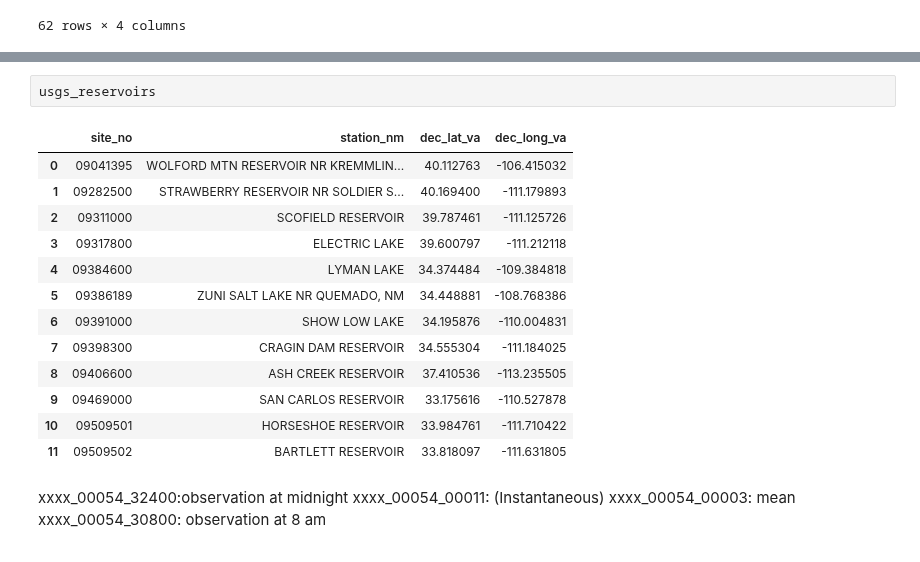
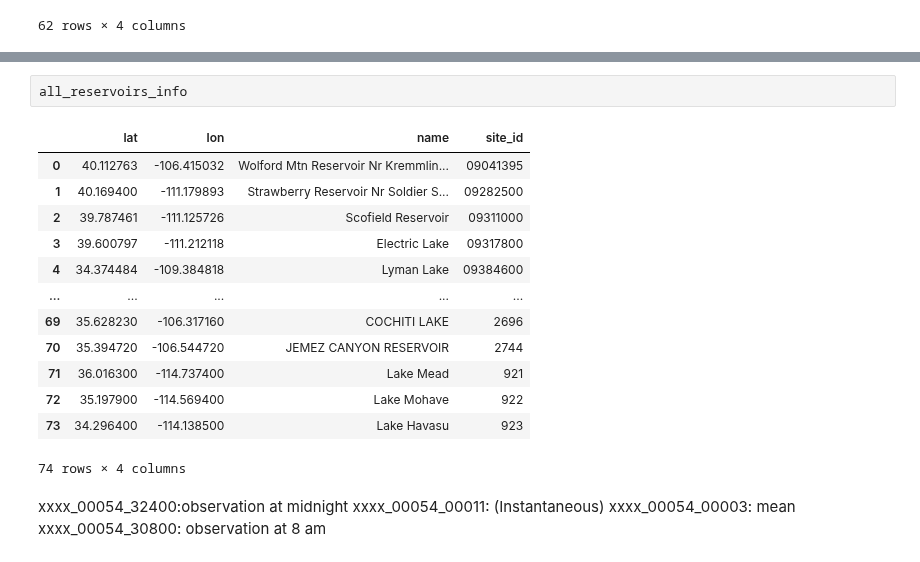
Before and after one commit to uwescience/DSSG2023-Groundwater, a Jupyter notebook: Snippets/yuanninghuang/read_surfacewater_all.ipynb, the cells around one changed output, grey strips where cells are left out. Drawn from its saved outputs; the diff is of its cells as text.

```diff
--- a/Snippets/yuanninghuang/read_surfacewater_all.ipynb
+++ b/Snippets/yuanninghuang/read_surfacewater_all.ipynb
@@ -315,19 +488,19 @@ Similarity score 100
-# %%
-usgs_reservoirs
-# %% [output]
-|  | site_no | station_nm | dec_lat_va | dec_long_va |
-| 0 | 09041395 | WOLFORD MTN RESERVOIR NR KREMMLIN... | 40.112763 | -106.415032 |
-| 1 | 09282500 | STRAWBERRY RESERVOIR NR SOLDIER S... | 40.169400 | -111.179893 |
-| 2 | 09311000 | SCOFIELD RESERVOIR | 39.787461 | -111.125726 |
-| 3 | 09317800 | ELECTRIC LAKE | 39.600797 | -111.212118 |
-| 4 | 09384600 | LYMAN LAKE | 34.374484 | -109.384818 |
-| 5 | 09386189 | ZUNI SALT LAKE NR QUEMADO, NM | 34.448881 | -108.768386 |
-| 6 | 09391000 | SHOW LOW LAKE | 34.195876 | -110.004831 |
-| 7 | 09398300 | CRAGIN DAM RESERVOIR | 34.555304 | -111.184025 |
-| 8 | 09406600 | ASH CREEK RESERVOIR | 37.410536 | -113.235505 |
-| 9 | 09469000 | SAN CARLOS RESERVOIR | 33.175616 | -110.527878 |
-| 10 | 09509501 | HORSESHOE RESERVOIR | 33.984761 | -111.710422 |
-| 11 | 09509502 | BARTLETT RESERVOIR | 33.818097 | -111.631805 |
+# %%
+all_reservoirs_info
+# %% [output]
+|  | lat | lon | name | site_id |
+| 0 | 40.112763 | -106.415032 | Wolford Mtn Reservoir Nr Kremmlin... | 09041395 |
+| 1 | 40.169400 | -111.179893 | Strawberry Reservoir Nr Soldier S... | 09282500 |
+| 2 | 39.787461 | -111.125726 | Scofield Reservoir | 09311000 |
+| 3 | 39.600797 | -111.212118 | Electric Lake | 09317800 |
+| 4 | 34.374484 | -109.384818 | Lyman Lake | 09384600 |
+| ... | ... | ... | ... | ... |
+| 69 | 35.628230 | -106.317160 | COCHITI LAKE | 2696 |
+| 70 | 35.394720 | -106.544720 | JEMEZ CANYON RESERVOIR | 2744 |
+| 71 | 36.016300 | -114.737400 | Lake Mead | 921 |
+| 72 | 35.197900 | -114.569400 | Lake Mohave | 922 |
+| 73 | 34.296400 | -114.138500 | Lake Havasu | 923 |
+74 rows × 4 columns
 # %% [markdown]
 xxxx_00054_32400:observation at midnight
 xxxx_00054_00011: (Instantaneous)
```
Also changed, not shown: parts of 36 cells of this notebook.
